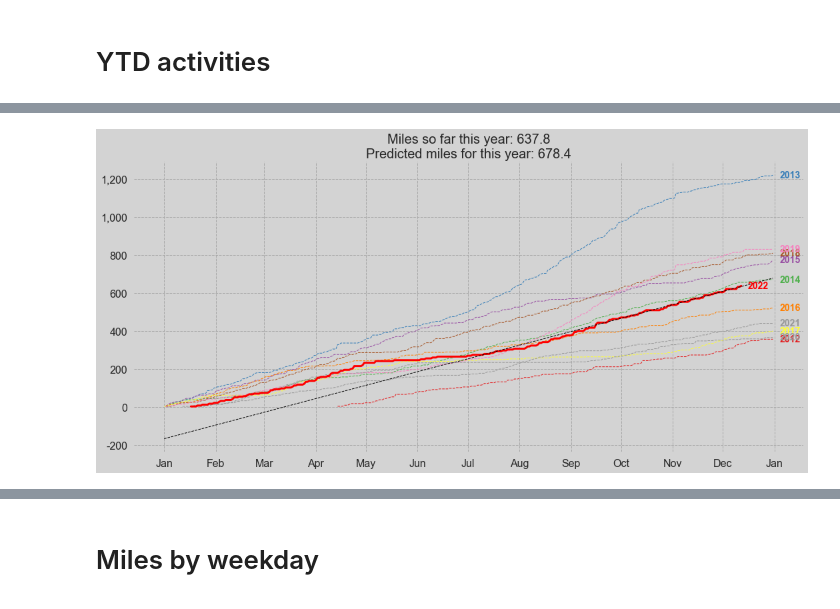
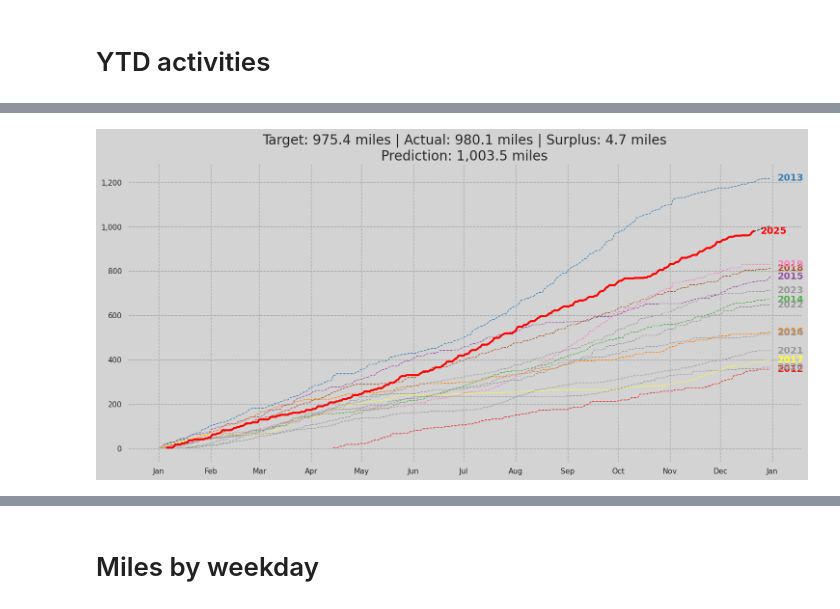
Before and after one commit to lkavenagh/runs, a Jupyter notebook: Run analysis.ipynb, the cells around one changed output, grey strips where cells are left out. Saved outputs shown, nothing was run; the diff lists cells and outputs as text; code cells hidden in the pictures.

```diff
--- a/Run analysis.ipynb
+++ b/Run analysis.ipynb
@@ -95,2 +169,5 @@ for n,dist in enumerate(dists):
 # %% [markdown]
 # YTD activities
+# %%
+dat = dbGetQuery("""SELECT * FROM runs.activities_summary WHERE lower(type) = 'run' AND user = '{}' ORDER BY start_date""".format(user))
+display(dat[['user', 'name', 'start_date', 'distance_miles', 'average_pace', 'manual', 'type']].tail(10))
@@ -97,14 +186,7 @@ for n,dist in enumerate(dists):
 # %%
-dat = dbGetQuery("""SELECT * FROM runs.activities_summary WHERE lower(type) = 'run' ORDER BY start_date""")
-print(dat[['name', 'start_date', 'distance_miles', 'average_pace', 'manual', 'type']].tail(10))
-
-# dat = dat.append(dat.tail(1)).reset_index(drop = True)
-# dat.loc[len(dat)-1, 'start_date'] = datetime.datetime.now()
-# dat.loc[len(dat)-1, 'distance'] = 0
-
 dat['year'] = [c.year for c in dat.start_date]
 dat['doy'] = [c.timetuple().tm_yday for c in dat.start_date]
 
 dat['distance_miles'] = [c for c in dat.distance_miles]
-dat['ytd_distance'] = dat.groupby('year', as_index = False).cumsum()['distance_miles']
+dat['ytd_distance'] = dat.groupby('year', as_index = False)['distance_miles'].cumsum()
 dat['generic_date'] = [datetime.date(1904,c.month,c.day) for c in dat.start_date]
@@ -129,5 +193,5 @@ dat['generic_date'] = [datetime.date(1904,c.month,c.day) for c in dat.start_date
 # %%
-target = 200
+target = 1000
 
 dat = dat[['start_date', 'generic_date', 'year', 'ytd_distance', 'distance_miles', 'doy']]
 
@@ -160,46 +224,40 @@ x = sm.add_constant(x)
 m = sm.WLS(y, x, w)
 results = m.fit()
 lin['pred'] = [c*results.params[1] + results.params[0] for c in list(lin.index)]
+lin.loc[lin.pred < 0, 'pred'] = np.nan
 # %%
 fig = plt.figure(figsize = (18,8))
 ax = fig.add_subplot(111)
 
 colors = cm.Set1
 for n,y in enumerate(plot_dat.columns[1:]):
     if y == 'target':
         continue
         ax.plot(plot_dat.generic_date, plot_dat[y], linestyle = '--', color = 'k', linewidth = 2)
         ax.text(plot_dat.generic_date[-1:]+datetime.timedelta(4), np.nanmax(plot_dat[y]), 'Target', ha = 'left', va = 'center', fontweight = 'bold', color = 'k', fontsize = 14)
     elif y == max([int(c) for c in plot_dat.columns[1:-1]]):
         ax.plot(plot_dat.generic_date, plot_dat[y], linewidth = 3, color = 'red')
         ax.text(max(plot_dat.loc[~pd.isnull(plot_dat[y]), 'generic_date'])+datetime.timedelta(4), np.nanmax(plot_dat[y]), y, ha = 'left', va = 'center', fontweight = 'bold', color = 'red', fontsize = 14)
+        currentdate = plot_dat.loc[plot_dat[y] == np.nanmax(plot_dat[y]), 'generic_date'].item()
     else:
         ax.plot(plot_dat.generic_date, plot_dat[y].ffill(), linestyle = '--', linewidth = 1, color = colors(n))
         ax.text(plot_dat.generic_date[-1:]+datetime.timedelta(4), np.nanmax(plot_dat[y]), y, ha = 'left', va = 'center', fontweight = 'bold', color = colors(n), fontsize = 14)
 
-ax.plot(lin.generic_date, lin['pred'], linestyle = '--', linewidth = 1, color = 'black')
-# ax.text(lin.generic_date[-1:]+datetime.timedelta(4), np.nanmax(lin['pred']), 'Prediction', ha = 'left', va = 'center', fontweight = 'bold', color = 'black', fontsize = 14)
+ax.plot(lin.loc[lin.generic_date >= currentdate, 'generic_date'], lin.loc[lin.generic_date >= currentdate, 'pred'], linestyle = '--', linewidth = 1, color = 'black')
 
 for var in ['top', 'bottom', 'left', 'right']:
     ax.spines[var].set_visible(False)
 
 ax.grid(linestyle = '--', color = 'darkgrey')
 
-# ax.set_title('Target: {:,.1f} miles | Actual: {:,.1f} miles | Surplus: {:,.1f} miles\nPrediction: {:,.1f} miles'.format(today_target, actual, actual - today_target, lin.tail(1).pred.item()), fontsize = 20)
-ax.set_title('Miles so far this year: {:,.1f}\nPredicted miles for this year: {:,.1f}'.format(actual, lin.tail(1).pred.item()), fontsize = 20)
-# ax.set_title(' Target: ' + str(round(today_target,1)) + ' miles |' + \
-#             ' Actual: ' + str(round(actual,1)) + ' miles |' + \
-#             ' Surplus: ' + str(round(actual - today_target,1)) + ' miles', fontsize = 20)
+ax.set_title('Target: {:,.1f} miles | Actual: {:,.1f} miles | Surplus: {:,.1f} miles\nPrediction: {:,.1f} miles'.format(today_target, actual, actual - today_target, lin.tail(1).pred.item()), fontsize = 20)
+# ax.set_title('Miles so far this year: {:,.1f}\nPredicted miles for this year: {:,.1f}'.format(actual, lin.tail(1).pred.item()), fontsize = 20)
 
 ax.set_xticks([datetime.date(1904,c,1) for c in range(1,13)] + [datetime.date(1905,1,1)])
 xfmt = mdates.DateFormatter('%b')
 ax.get_figure().set_facecolor('lightgrey')
 ax.set_facecolor('lightgrey')
 ax.xaxis.set_major_formatter(xfmt)
 ax.yaxis.set_major_formatter(FuncFormatter(lambda y, _: '{:,.0f}'.format(float(y))))
-for tick in ax.yaxis.get_major_ticks():
-    tick.label.set_fontsize(16)
-for tick in ax.xaxis.get_major_ticks():
-    tick.label.set_fontsize(16)
 # %% [output]
-[figure, old version]
+[figure, new version]
```
Also changed, not shown: parts of 29 cells of this notebook.
